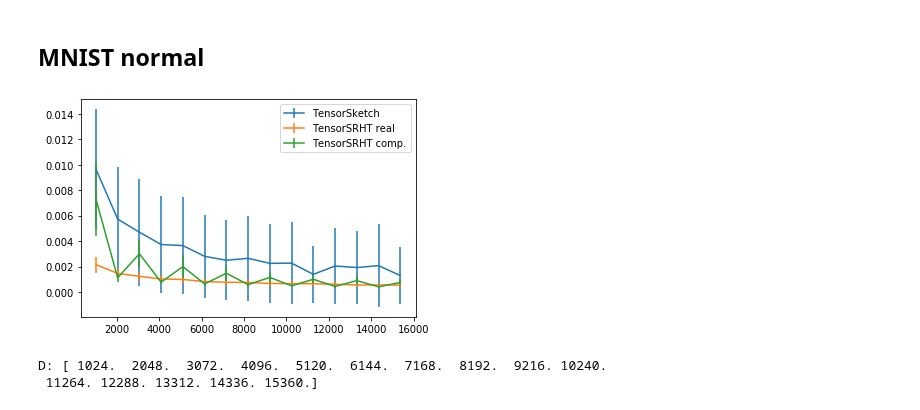
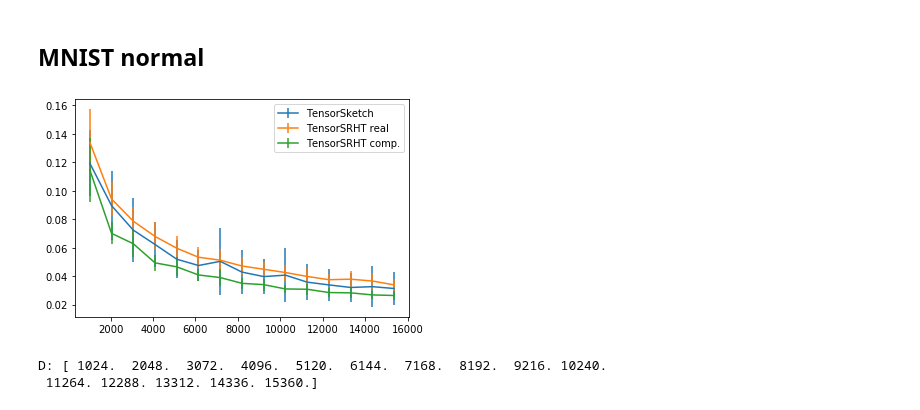
Before and after one commit to joneswack/dp-rfs, a Jupyter notebook: notebooks/speed_vs_kernel_approx.ipynb, the cells around one changed output. Cells and saved outputs as stored; diff of their text form; code cells hidden in the pictures.

```diff
--- a/notebooks/speed_vs_kernel_approx.ipynb
+++ b/notebooks/speed_vs_kernel_approx.ipynb
@@ -44,7 +44,7 @@ plt.show()
 # %% [markdown]
 ## MNIST normal
 # %%
-df = pd.read_csv('../csv/time_benchmark/rep100_p3_bias1_mnist_noconv.csv')
+df = pd.read_csv('../csv/time_benchmark/rep100_p3_bias1_mnist.csv')
 
 configs = [
     ('TensorSketch', df[(df['proj'] == 'countsketch_scatter')]),
@@ -56,12 +56,12 @@ configs = [
 # %%
 # tensorsrht_real = df[(df['proj'] == 'srht') & (df['full_cov'] == True) & (df['complex_real'] == False)]
 for config in configs:
-    plt.errorbar(config[1]['D'].values[start_val:], config[1]['frob_mean'].values[start_val:], yerr=config[1]['frob_std'].values[start_val:], label=config[0])
+    plt.errorbar(config[1]['D'].values, config[1]['frob_mean'].values, yerr=config[1]['frob_std'].values, label=config[0])
 # plt.errorbar(tensorsketch['metric_time_ms'].values, tensorsketch['frob_mean'].values, yerr=tensorsketch['frob_std'].values)
 plt.legend()
 plt.show()
 # %% [output]
-[figure, old version]
+[figure, new version]
 # %%
 # full cov, MNIST conv
 # tensorsrht_real = df[(df['proj'] == 'srht') & (df['full_cov'] == True) & (df['complex_real'] == False)]
```
Also changed, not shown: parts of 2 cells of this notebook, 3 other files.
